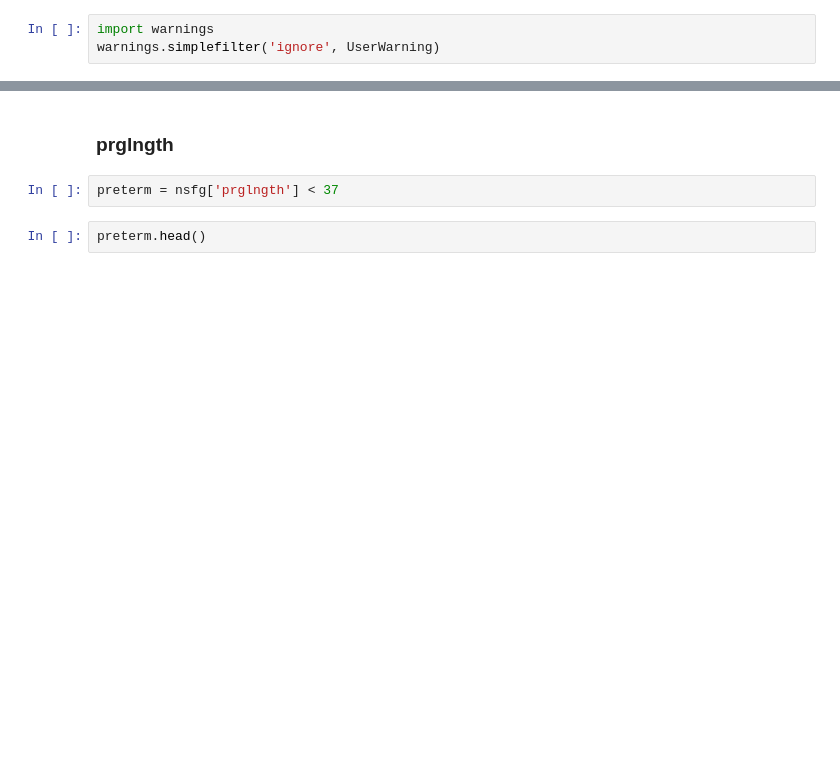
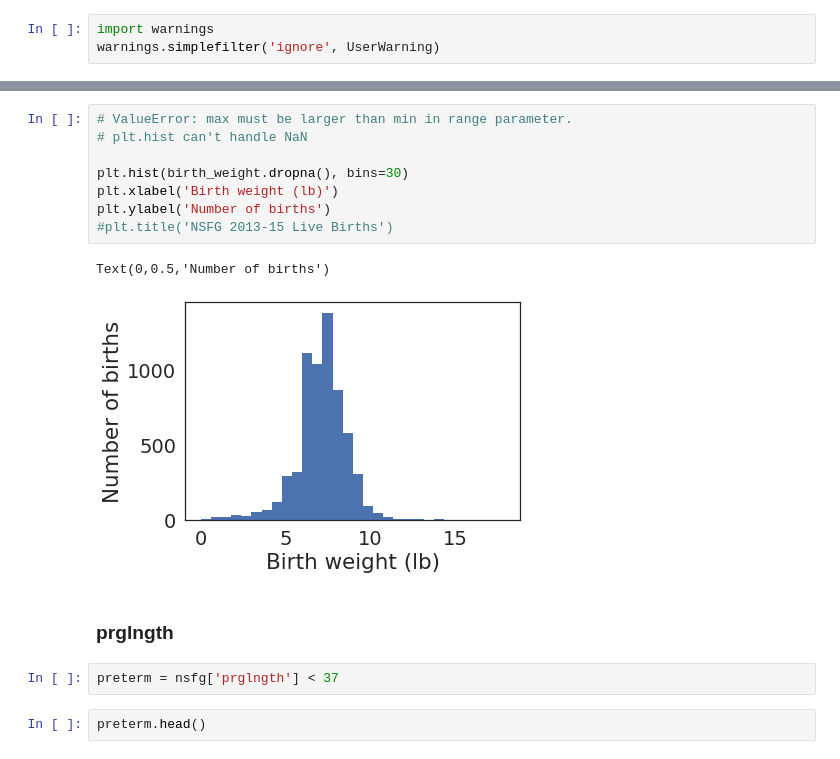
Before and after one commit to AllenDowney/ExploratoryDataAnalysis, a Jupyter notebook: eda_chap1.ipynb, the cells around one changed output, grey strips where cells are left out. Drawn from its saved outputs; the diff is of its cells as text; blank space fills up the shorter version.

```diff
--- a/eda_chap1.ipynb
+++ b/eda_chap1.ipynb
@@ -280,3 +299,14 @@ Text(0.5,1,'NSFG 2013-15 Live Births')
+# %%
+# ValueError: max must be larger than min in range parameter.
+# plt.hist can't handle NaN
+
+plt.hist(birth_weight.dropna(), bins=30)
+plt.xlabel('Birth weight (lb)')
+plt.ylabel('Number of births')
+#plt.title('NSFG 2013-15 Live Births')
+# %% [output]
+Text(0,0.5,'Number of births')
+[figure, added]
 # %% [markdown]
 ### prglngth
 # %%
```
Also changed, not shown: parts of 52 cells of this notebook.
